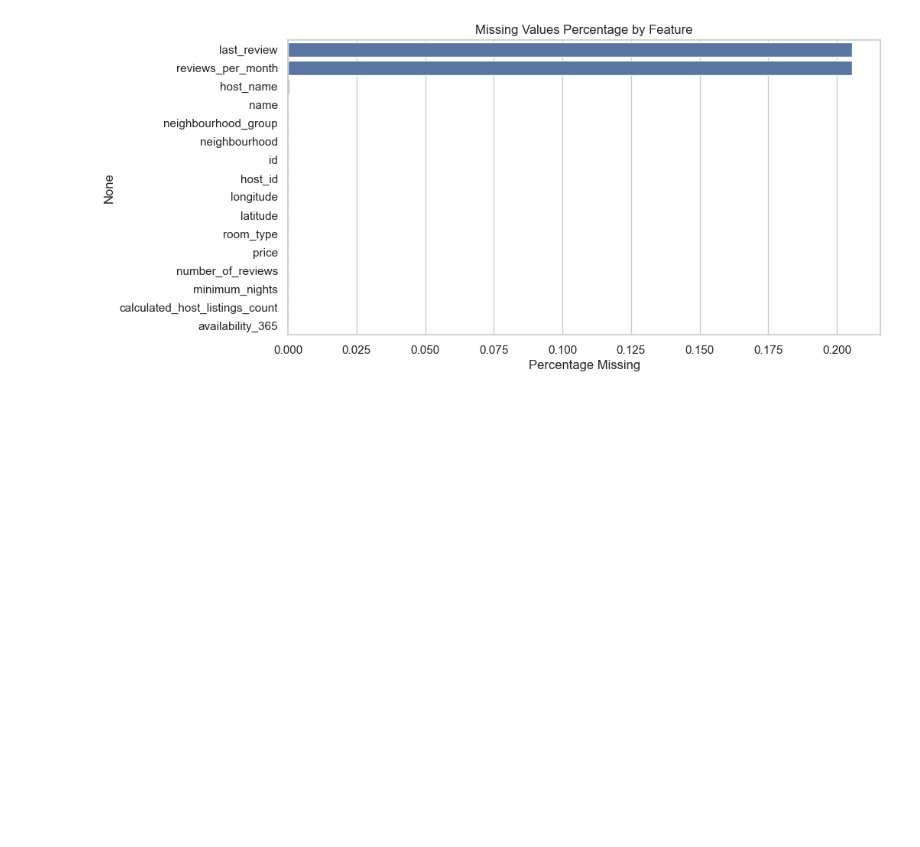
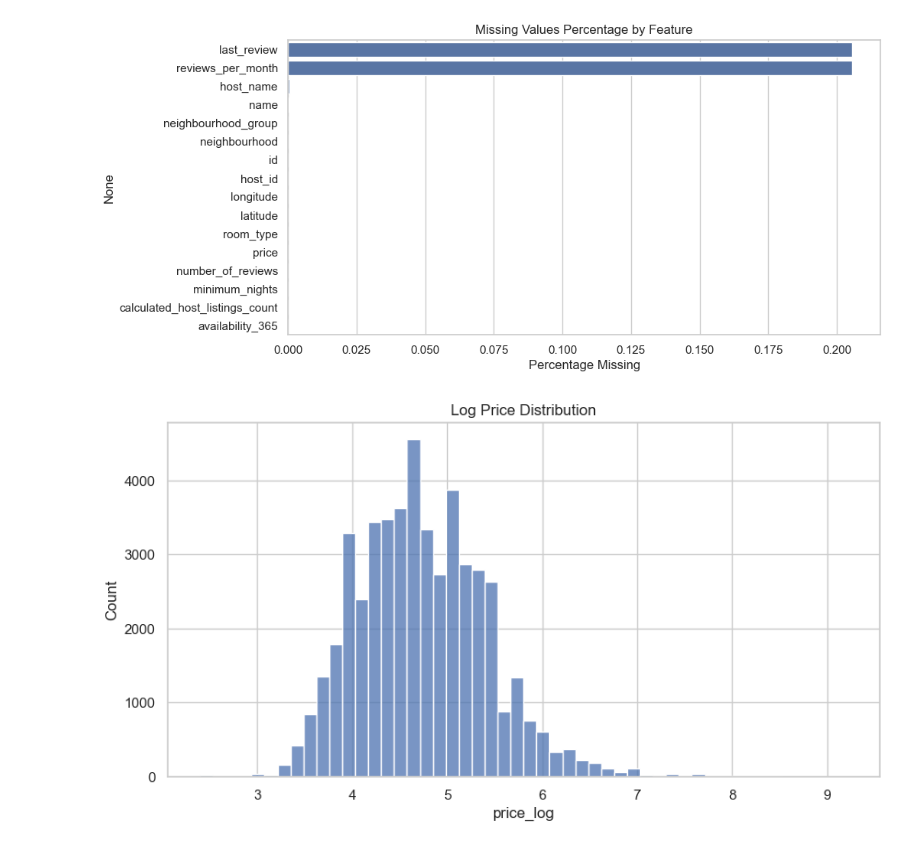
Before and after one commit to Phiziics/zillow-rentals-funnel-intelligence, a Jupyter notebook: notebooks/01_eda_and_funnel.ipynb, the cells around one changed output. Drawn from its saved outputs; the diff is of its cells as text; code cells hidden in the pictures; blank space fills up the shorter version.

Commit message:
eda on engineered columns

```diff
--- a/notebooks/01_eda_and_funnel.ipynb
+++ b/notebooks/01_eda_and_funnel.ipynb
@@ -255,5 +247,28 @@ df["price_log"] = np.log1p(df["price"])
 # %%
 # Create demand score
 df["demand_score"] = df["number_of_reviews"] * df["reviews_per_month"]
+# %%
+# Create availability ratio
+df["availability_ratio"] = df["availability_365"] / 365
+# %%
+# Reorder final columns
+final_columns = [
+    "listing_id",
+    "price",
+    "price_log",
+    "minimum_nights",
+    "number_of_reviews",
+    "reviews_per_month",
+    "host_listing_count",
+    "availability_365",
+    "availability_ratio",
+    "room_type",
+    "city",
+    "latitude",
+    "longitude",
+    "demand_score"
+]
+
+df = df[final_columns]
 # %%
 # Save cleaned dataset
@@ -260,0 +276,8 @@ df.to_csv("data/02-preprocessed/listings_clean.csv", index=False)
+# %%
+# Plot log-transformed price distribution
+plt.figure(figsize=(10, 5))
+sns.histplot(df["price_log"], bins=50)
+plt.title("Log Price Distribution")
+plt.show()
+# %% [output]
+[figure, added]
```
Also changed, not shown: parts of 10 cells of this notebook.
